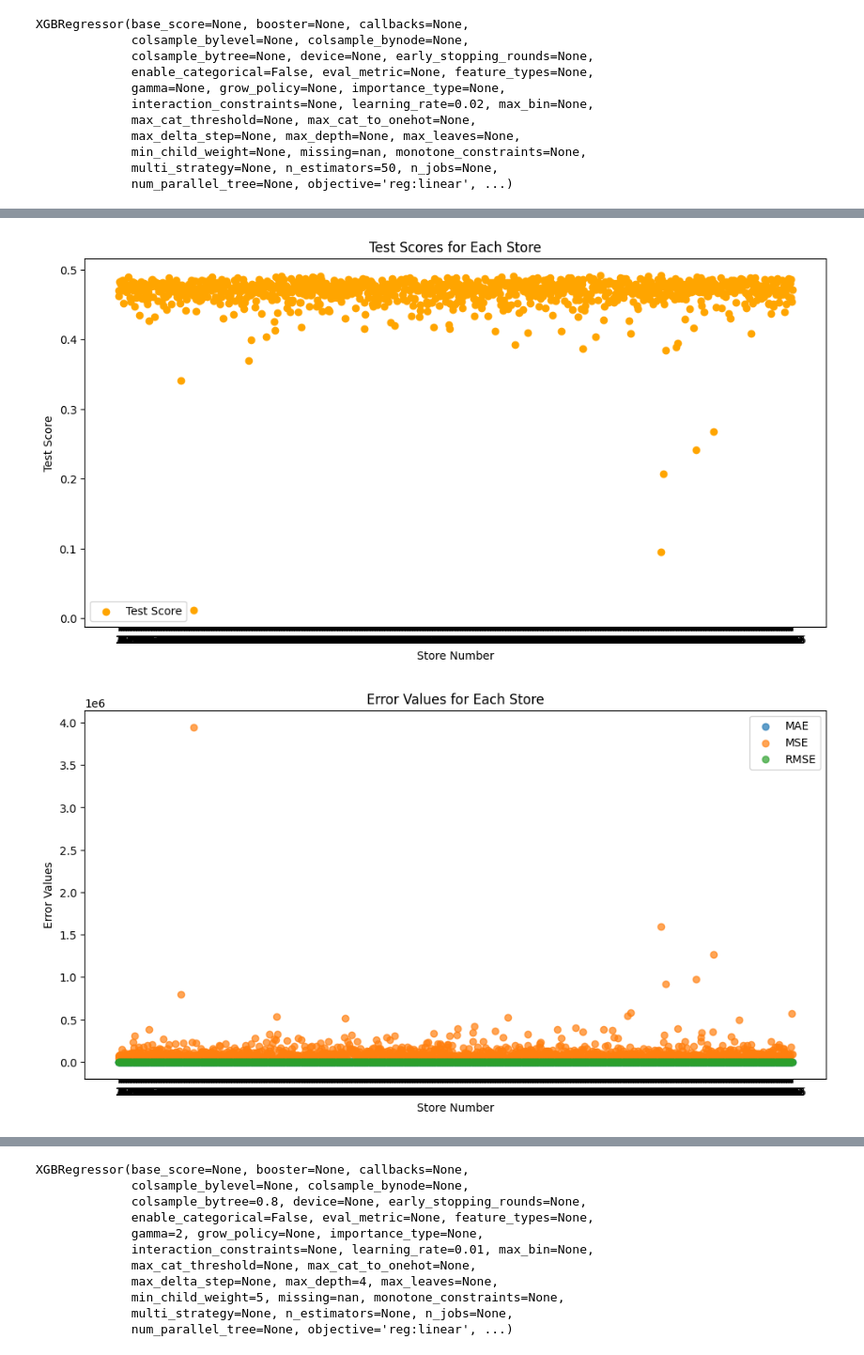
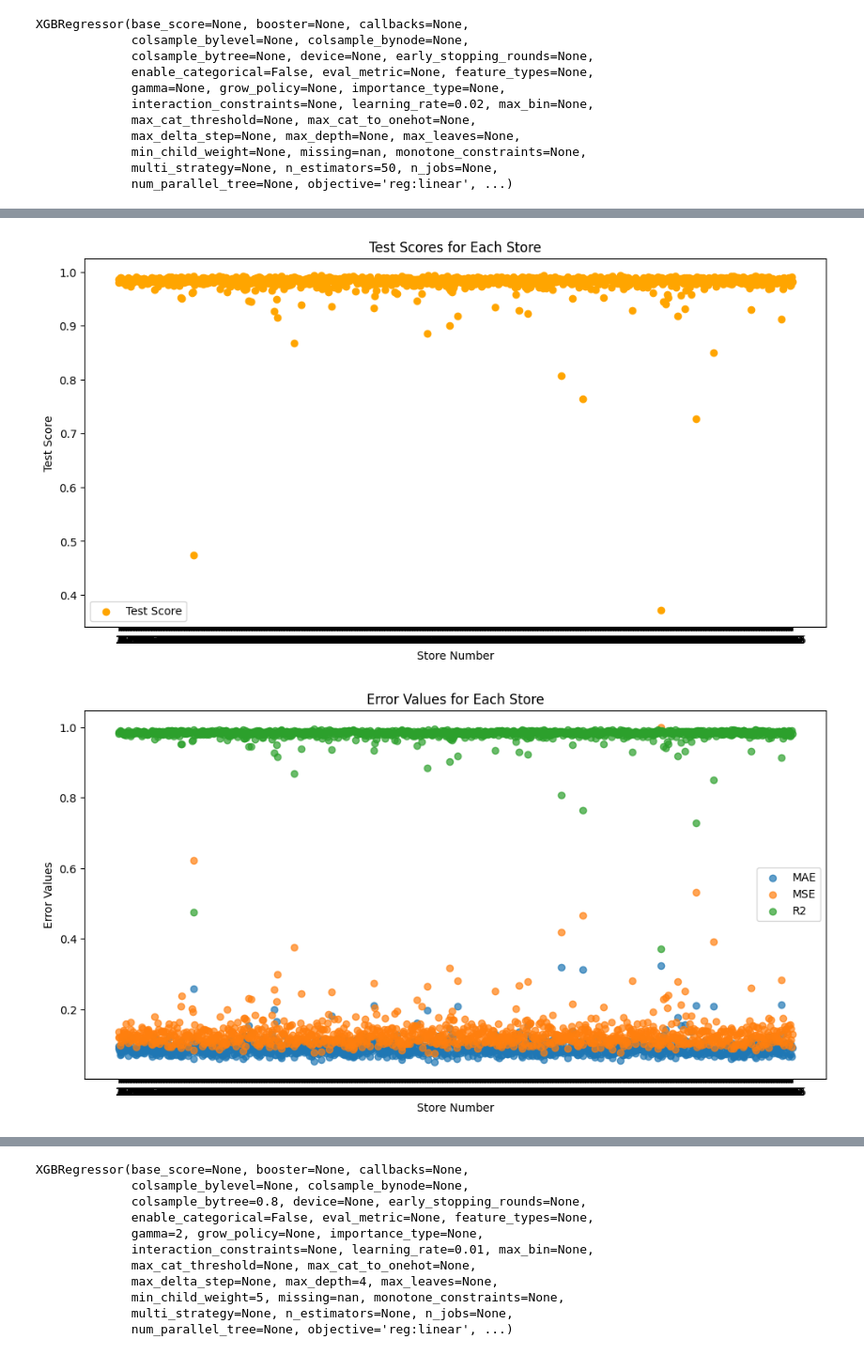
Before and after one commit to UmapriyaSR/Sales-prediction-on-Retail-DataSet, a Jupyter notebook: Capstone.ipynb, the cells around one changed output, grey strips where cells are left out. Shown at 94% size. Cells and saved outputs as stored; diff of their text form; code cells hidden in the pictures.

```diff
--- a/Capstone.ipynb
+++ b/Capstone.ipynb
@@ -888,3 +791,5 @@ RMSE:1609.476887742604
+# %%
+X_train_full,X_test_full,y_train_full,y_test_full=train_test_split(train_data_scaled_xg,y_xg_scaled,test_size=0.2,random_state=30)
 # %%
 from xgboost.core import Objective
 import xgboost as xgb
@@ -920,7 +825,7 @@ RMSE:1771.1036220111469
 #initialisation of lists
 XGB_mae_list=[]
 XGB_mse_list=[]
-XGB_rmse_list=[]
+XGB_r2_list=[]
 XGB_train_score_list=[]
 XGB_test_score_list=[]
 # %%
@@ -932,3 +837,6 @@ def XGB_reg_call(X_train,X_test,y_train,y_test):
   #print(train_score,test_score)
   y_pred_xgbr=XGB_reg.predict(X_test)
   return [y_pred_xgbr,train_score_xgb,test_score_xgb]
+# %%
+y_xg_full = train_data[['Store','Sales']]
+y_xg_full.head()
@@ -937,14 +852,16 @@ import xgboost as xgb
 #Train separate models:
 store_numbers = list(range(1, 1116))
 for i in store_numbers:
-  train_data_each =train_data_upd1.loc[train_data_upd1['Store']==i]
+  train_data_each =train_data_upd.loc[train_data_upd['Store']==i]
   train_data_each.shape
-  y_each=y.loc[y['Store']==i]
+  y_each = y_xg_full.loc[y_xg_full['Store'] == i, 'Sales']
   y_each.shape
   #Scaling of training data
-  train_data_scaled=Scaling(train_data_each)
+  train_data_scaled=StdScaling(train_data_each)
+  y_each=y_each.values.reshape(-1,1)
+  y_scaled=StdScaling(y_each)
   #train_test_split
-  X_train_each,X_test_each,y_train_each,y_test_each = train_test_split(train_data_scaled,y_each,test_size=0.2,random_state=30)
+  X_train_each,X_test_each,y_train_each,y_test_each = train_test_split(train_data_scaled,y_scaled,test_size=0.2,random_state=30)
   #XGB regression
   print("Model for Store : ", i)
   XGB_R=XGB_reg_call(X_train_each,X_test_each,y_train_each,y_test_each)
@@ -955,9 +872,9 @@ for i in store_numbers:
   metric=metrics(y_test_each,y_pred_each_XGB)
   XGB_mae_list.append(metric[0])
   XGB_mse_list.append(metric[1])
-  XGB_rmse_list.append(metric[2])
+  XGB_r2_list.append(metric[2])
   XGB_train_score_list.append(XGB_R[1])
   XGB_test_score_list.append(XGB_R[2])
-  print(mean(XGB_mae_list),mean(XGB_mse_list),mean(XGB_rmse_list),mean(XGB_train_score_list),mean(XGB_test_score_list))
+print("Mean MAE :",mean(XGB_mae_list),"Mean MSE :",mean(XGB_mse_list),"Mean R2 :",mean(XGB_r2_list),mean(XGB_train_score_list),mean(XGB_test_score_list))
 # %% [output]
 Model for Store :  1
@@ -1114,7 +1059,7 @@ plt.show()
 plt.figure(figsize=(12, 6))
 plt.scatter(store_numbers, XGB_mae_list, label='MAE', alpha=0.7)
 plt.scatter(store_numbers, XGB_mse_list, label='MSE', alpha=0.7)
-plt.scatter(store_numbers, XGB_rmse_list, label='RMSE', alpha=0.7)
+plt.scatter(store_numbers, XGB_r2_list, label='R2', alpha=0.7)
 plt.xlabel('Store Number')
 plt.ylabel('Error Values')
 plt.title('Error Values for Each Store')
@@ -1126,4 +1071,4 @@ plt.show()
-[figure, old version]
+[figure, new version]
-[figure, old version]
+[figure, new version]
 # %%
 #Hyperparamter tuning
```
Also changed, not shown: parts of 65 cells of this notebook, 1 other file.
